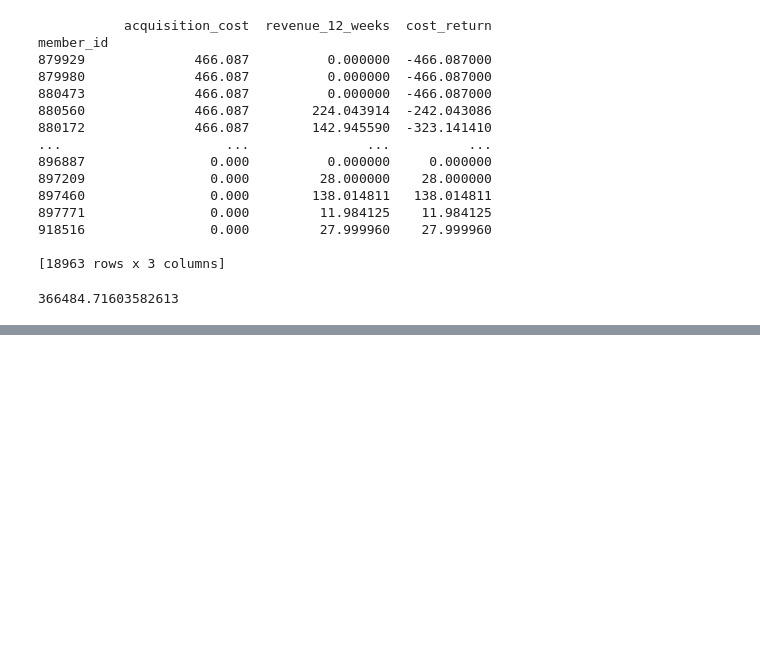
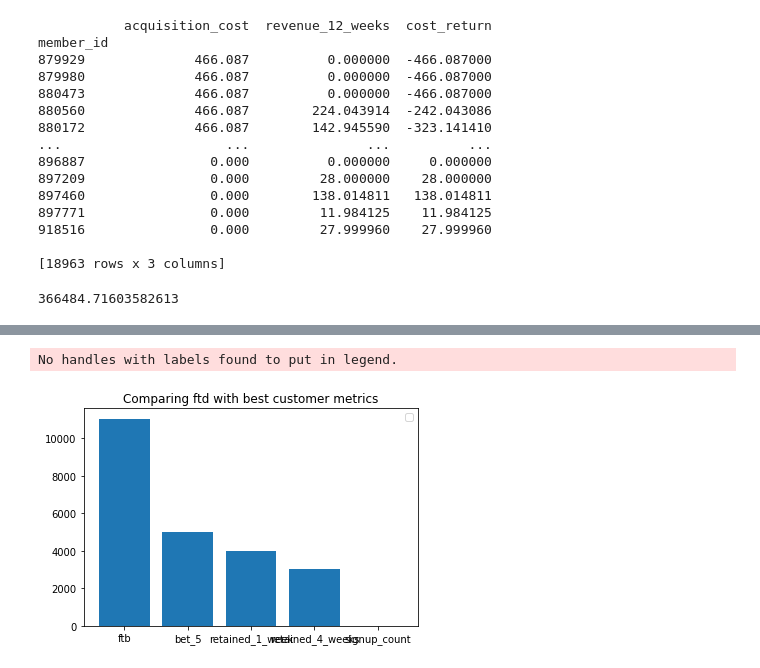
Before and after one commit to MRI-2021/Computer-science-fundamentals, a Jupyter notebook: Analysis member_activity_and_ demographics.ipynb, the cells around one changed output, grey strips where cells are left out. Saved outputs shown, nothing was run; the diff lists cells and outputs as text; code cells hidden in the pictures; blank space fills up the shorter version.

```diff
--- a/Analysis member_activity_and_ demographics.ipynb
+++ b/Analysis member_activity_and_ demographics.ipynb
@@ -261,0 +421,13 @@ print(cost_return_loss)
+# %%
+ftd = {}
+for col in headers:
+    ftd[col] = np.sum(df_graph.ftd[df_graph[col] == 1])
+ftd.pop('ftd', None)
+plt.bar(range(len(ftd)), ftd.values(), align='center')
+plt.xticks(range(len(ftd)), ftd.keys())
+plt.title("Comparing ftd with best customer metrics")
+plt.legend(loc='best')
+plt.show()
+# %% [output]
+No handles with labels found to put in legend.
+[figure, added]
```
Also changed, not shown: parts of 14 cells of this notebook.
